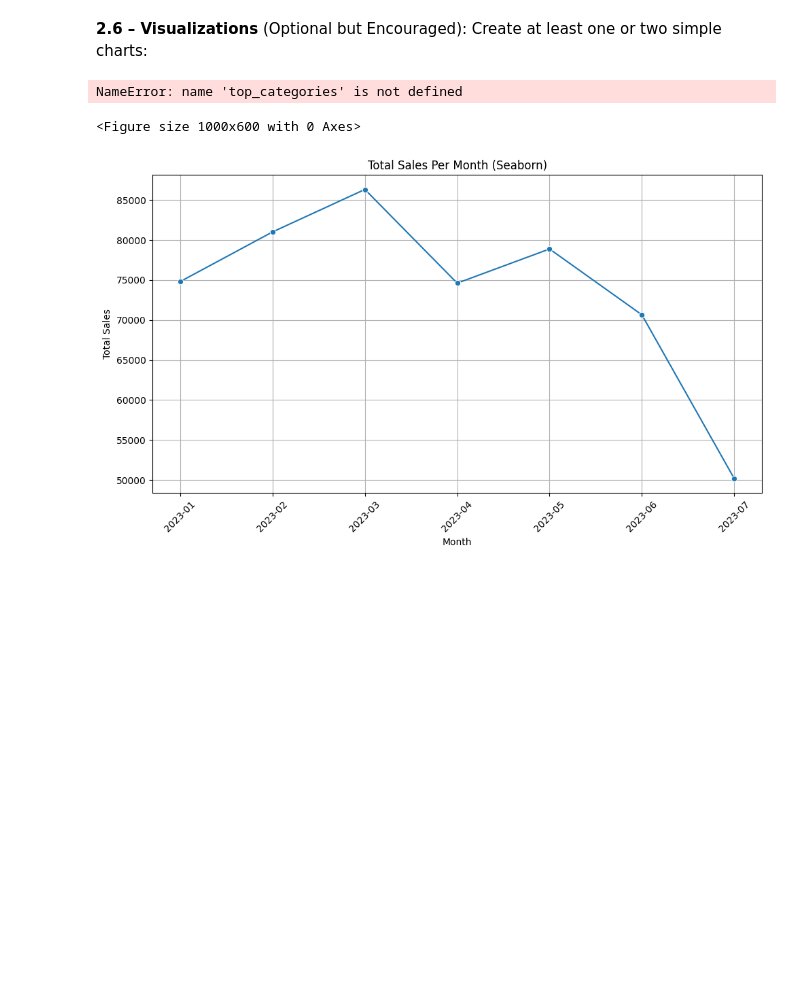
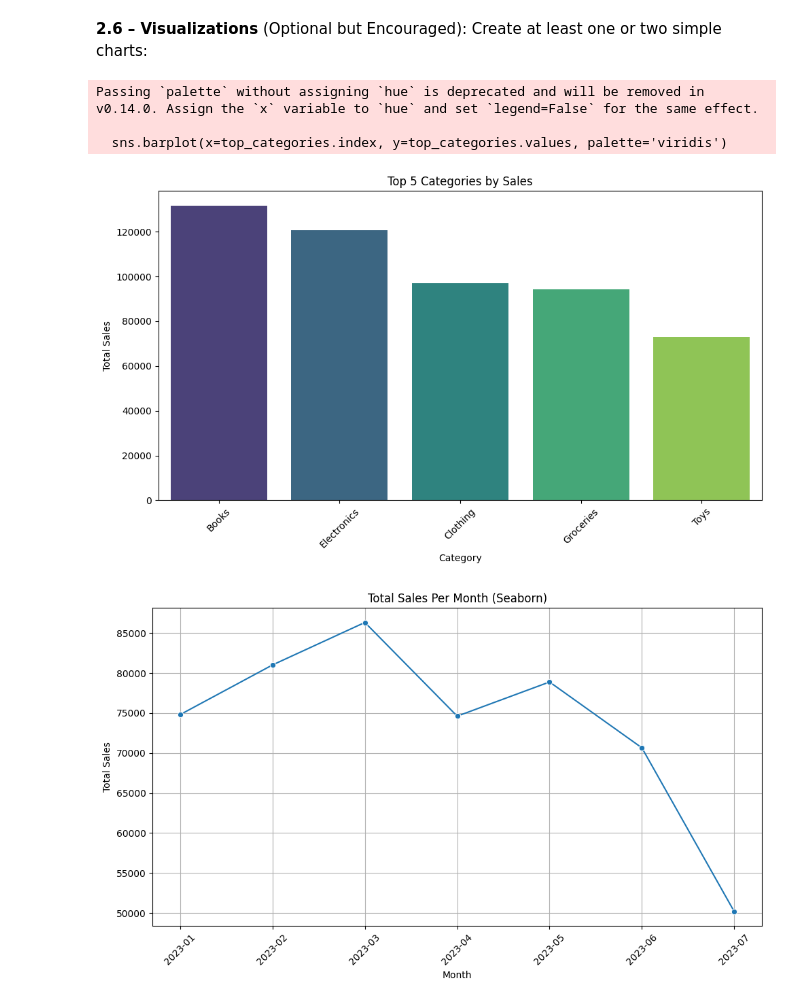
Before and after one commit to LibBonda/17-PySta, a Jupyter notebook: SkillArb/LIB_Weekly_Exercises_on_Business_Analytics_&_A_B_Testing_October_2025.ipynb, the cells around one changed output. Saved outputs shown, nothing was run; the diff lists cells and outputs as text; code cells hidden in the pictures; blank space fills up the shorter version.

Commit message:
removed hue from sns.barplot

```diff
--- a/SkillArb/LIB_Weekly_Exercises_on_Business_Analytics_&_A_B_Testing_October_2025.ipynb
+++ b/SkillArb/LIB_Weekly_Exercises_on_Business_Analytics_&_A_B_Testing_October_2025.ipynb
@@ -392,20 +392,23 @@ Name: count, dtype: int64
 **2.6 – Visualizations** (Optional but Encouraged): Create at least one or two simple charts:
 # %%
 # Bar chart of sales by top categories using Seaborn
-# top_categories = df.groupby('ProductCategory')['SalesAmount'].sum().sort_values(ascending=False).head(5)
+# Use the already computed `top_5_categories` series from earlier cells.
+top_categories = top_5_categories
 
 plt.figure(figsize=(10, 6))
-# Assign x to hue and set legend=False as suggested by the future warning
-sns.barplot(x=top_categories.index, y=top_categories.values, hue=top_categories.index, palette='viridis', legend=False)
+# No hue needed (using x directly); avoid the undefined variable error
+sns.barplot(x=top_categories.index, y=top_categories.values, palette='viridis')
 plt.title('Top 5 Categories by Sales')
 plt.xlabel('Category')
 plt.ylabel('Total Sales')
 plt.xticks(rotation=45)
 plt.tight_layout()
 plt.show()
 # %% [output]
-NameError: name 'top_categories' is not defined
+Passing `palette` without assigning `hue` is deprecated and will be removed in v0.14.0. Assign the `x` variable to `hue` and set `legend=False` for the same effect.
+
+  sns.barplot(x=top_categories.index, y=top_categories.values, palette='viridis')
-<Figure size 1000x600 with 0 Axes>
+[figure, added]
 # %%
 # Create a Line chart of monthly sales trend using Seaborn
 # Convert the index (OrderMonth) to a column for Seaborn plotting and convert to string
```
